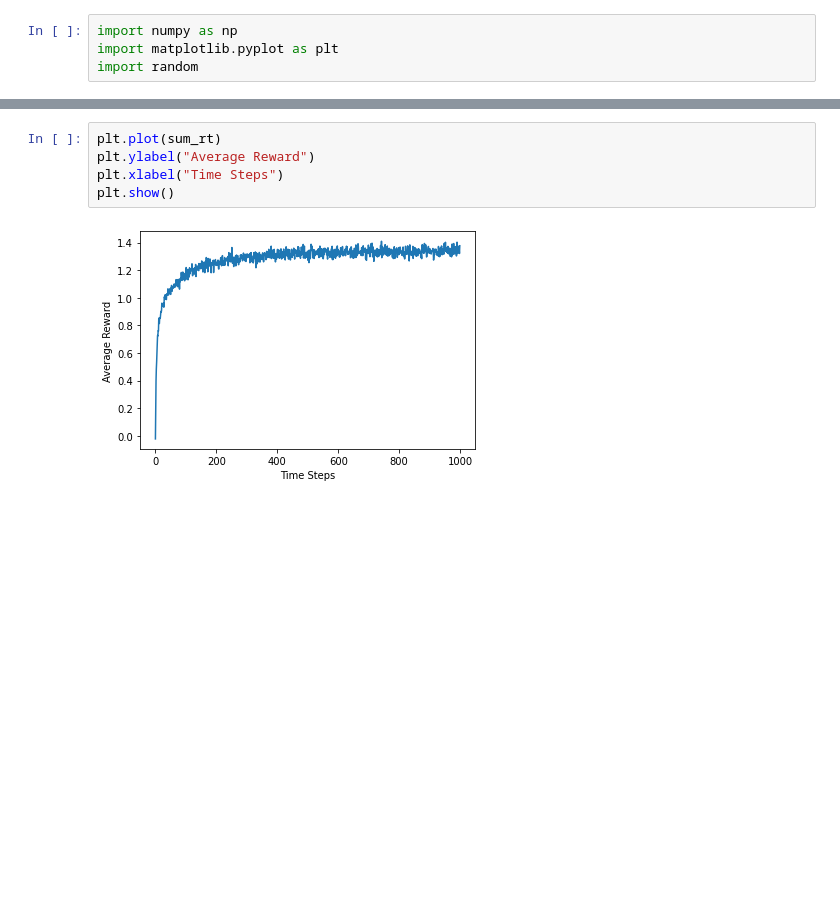
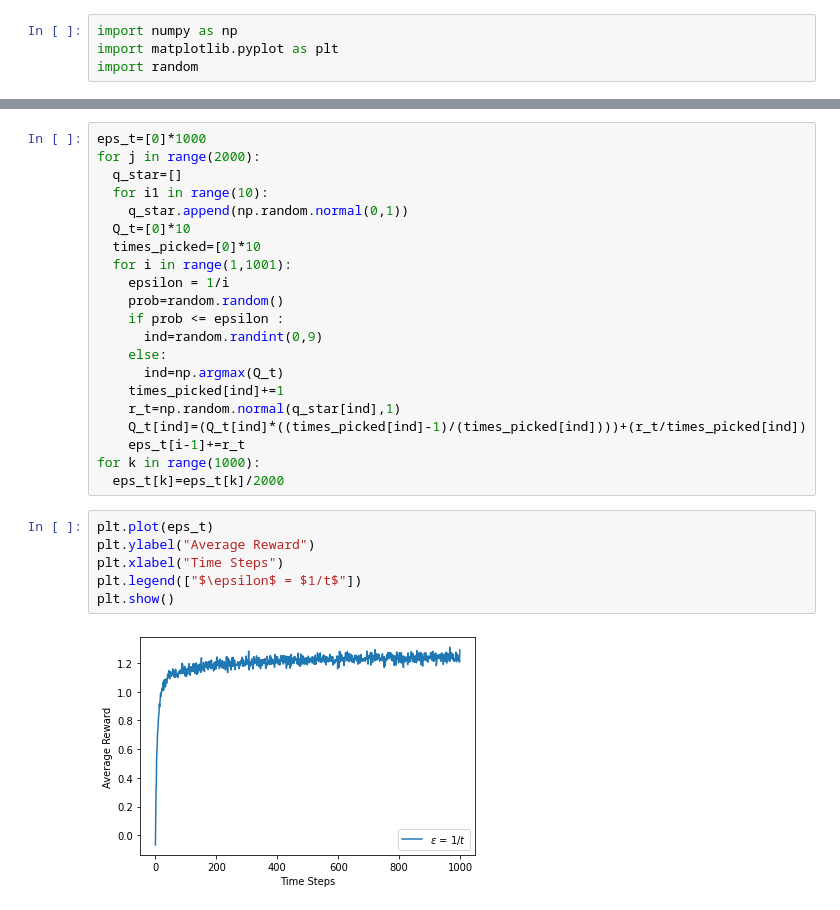
Before and after one commit to adityaras/Reinforcement-Learning-CSE564-M2020, a Jupyter notebook: HW1/RL_HW1.ipynb, the cells around one changed output, grey strips where cells are left out. Saved outputs shown, nothing was run; the diff lists cells and outputs as text; blank space fills up the shorter version.

```diff
--- a/HW1/RL_HW1.ipynb
+++ b/HW1/RL_HW1.ipynb
@@ -27,7 +43,29 @@ for k in range(1000):
+# %%
+eps_t=[0]*1000
+for j in range(2000):
+  q_star=[]
+  for i1 in range(10):
+    q_star.append(np.random.normal(0,1))
+  Q_t=[0]*10
+  times_picked=[0]*10
+  for i in range(1,1001):
+    epsilon = 1/i
+    prob=random.random()
+    if prob <= epsilon :
+      ind=random.randint(0,9)
+    else:
+      ind=np.argmax(Q_t)
+    times_picked[ind]+=1
+    r_t=np.random.normal(q_star[ind],1)
+    Q_t[ind]=(Q_t[ind]*((times_picked[ind]-1)/(times_picked[ind])))+(r_t/times_picked[ind])
+    eps_t[i-1]+=r_t
+for k in range(1000):
+  eps_t[k]=eps_t[k]/2000
 # %%
-plt.plot(sum_rt)
+plt.plot(eps_t)
 plt.ylabel("Average Reward")
 plt.xlabel("Time Steps")
+plt.legend(["$\epsilon$ = $1/t$"])
 plt.show()
 # %% [output]
-[figure, old version]
+[figure, new version]
```
Also changed, not shown: parts of 3 cells of this notebook.
